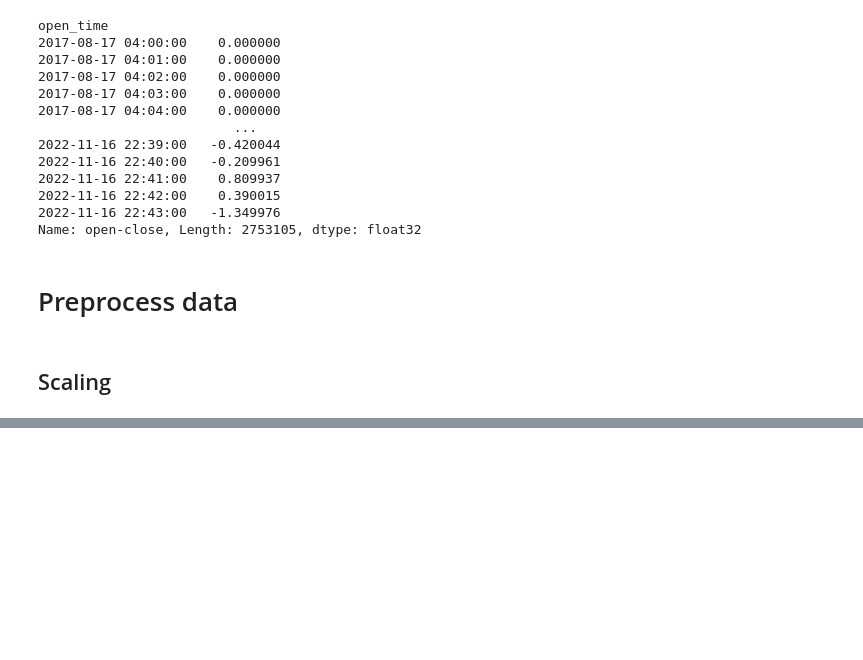
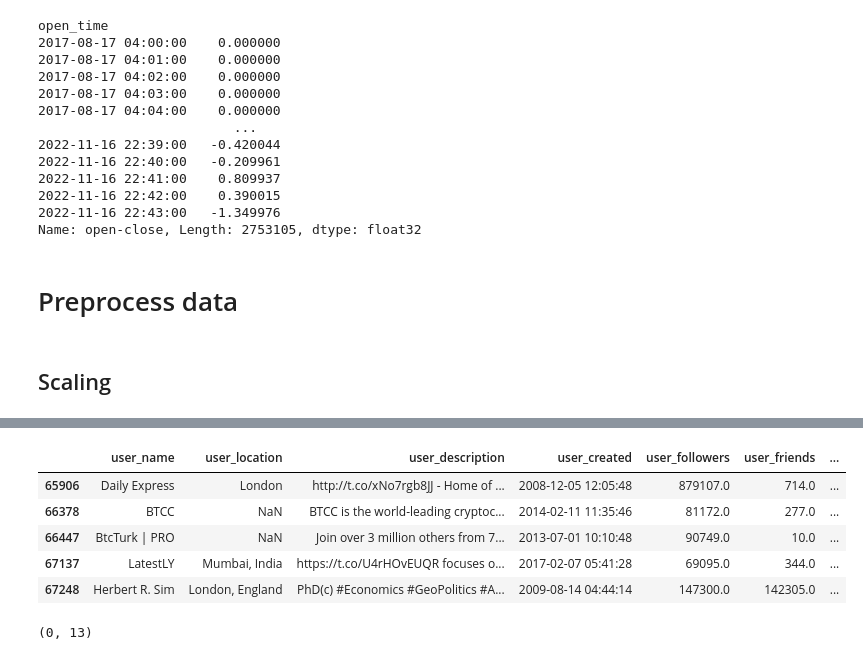
Before and after one commit to noellekh/crypto, a Jupyter notebook: notebooks/notebook_NK.ipynb, the cells around one changed output, grey strips where cells are left out. Drawn from its saved outputs; the diff is of its cells as text; code cells hidden in the pictures; blank space fills up the shorter version.

```diff
--- a/notebooks/notebook_NK.ipynb
+++ b/notebooks/notebook_NK.ipynb
@@ -180,0 +184,16 @@ len(d)
+# %%
+tweeter_verf = tweeter[tweeter["user_verified"]==True]
+# %%
+tweeter_verf.head()
+# %% [output]
+|  | user_name | user_location | user_description | user_created | user_followers | user_friends | ... |
+| 65906 | Daily Express | London | http://t.co/xNo7rgb8JJ - Home of ... | 2008-12-05 12:05:48 | 879107.0 | 714.0 | ... |
+| 66378 | BTCC | NaN | BTCC is the world-leading cryptoc... | 2014-02-11 11:35:46 | 81172.0 | 277.0 | ... |
+| 66447 | BtcTurk | PRO | NaN | Join over 3 million others from 7... | 2013-07-01 10:10:48 | 90749.0 | 10.0 | ... |
+| 67137 | LatestLY | Mumbai, India | https://t.co/U4rHOvEUQR focuses o... | 2017-02-07 05:41:28 | 69095.0 | 344.0 | ... |
+| 67248 | Herbert R. Sim | London, England | PhD(c) #Economics #GeoPolitics #A... | 2009-08-14 04:44:14 | 147300.0 | 142305.0 | ... |
+# %%
+is_retweed = tweeter_verf[tweeter_verf["is_retweet"]==True]
+is_retweed.shape
+# %% [output]
+(0, 13)
```
Also changed, not shown: parts of 10 cells of this notebook.
